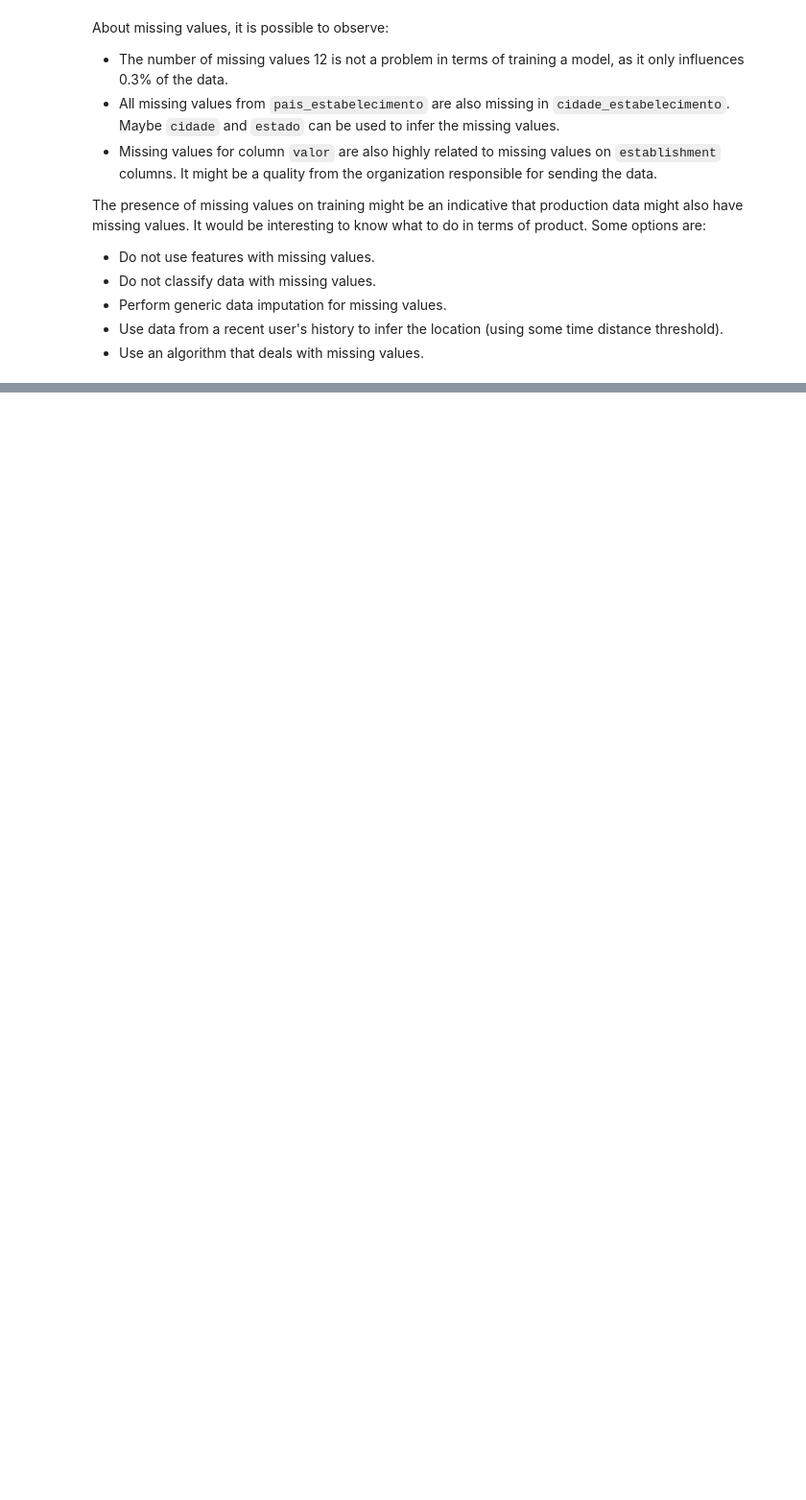
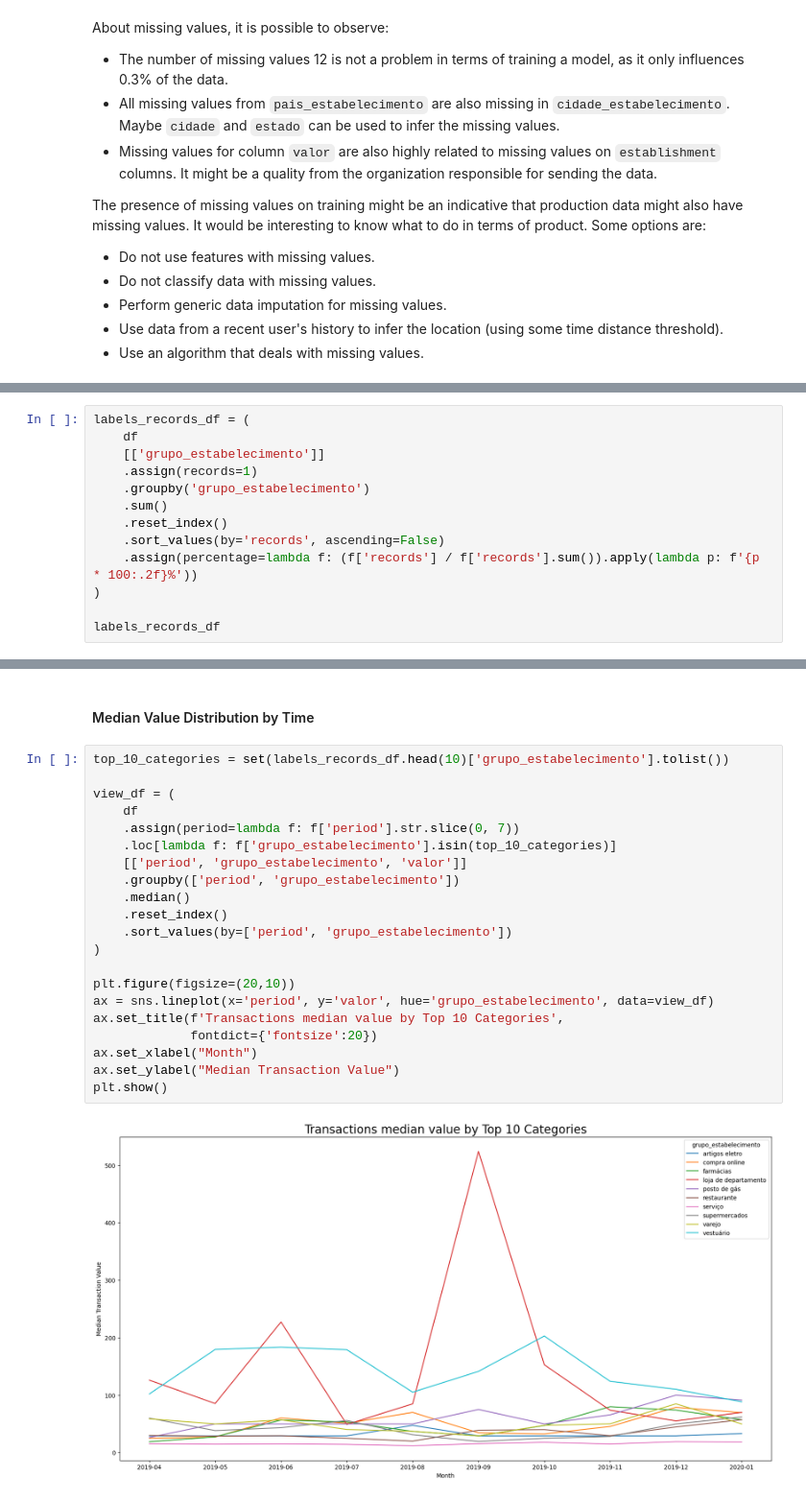
Before and after one commit to brunovilar/financial_transactions_classification, a Jupyter notebook: application/notebooks/02_ExploreDataset.ipynb, the cells around one changed output, grey strips where cells are left out. Shown at 96% size. Cells and saved outputs as stored; diff of their text form; blank space fills up the shorter version.

```diff
--- a/application/notebooks/02_ExploreDataset.ipynb
+++ b/application/notebooks/02_ExploreDataset.ipynb
@@ -349,0 +360,13 @@ About missing values, it is possible to observe:
+# %%
+labels_records_df = (
+    df
+    [['grupo_estabelecimento']]
+    .assign(records=1)
+    .groupby('grupo_estabelecimento')
+    .sum()
+    .reset_index()
+    .sort_values(by='records', ascending=False)
+    .assign(percentage=lambda f: (f['records'] / f['records'].sum()).apply(lambda p: f'{p * 100:.2f}%'))
+)
+
+labels_records_df
@@ -349,0 +455,25 @@ About missing values, it is possible to observe:
+# %% [markdown]
+#### Median Value Distribution by Time
+# %%
+top_10_categories = set(labels_records_df.head(10)['grupo_estabelecimento'].tolist())
+
+view_df = (
+    df
+    .assign(period=lambda f: f['period'].str.slice(0, 7))
+    .loc[lambda f: f['grupo_estabelecimento'].isin(top_10_categories)]
+    [['period', 'grupo_estabelecimento', 'valor']]
+    .groupby(['period', 'grupo_estabelecimento'])
+    .median()
+    .reset_index()
+    .sort_values(by=['period', 'grupo_estabelecimento'])
+)
+
+plt.figure(figsize=(20,10))
+ax = sns.lineplot(x='period', y='valor', hue='grupo_estabelecimento', data=view_df)
+ax.set_title(f'Transactions median value by Top 10 Categories',
+             fontdict={'fontsize':20})
+ax.set_xlabel("Month")
+ax.set_ylabel("Median Transaction Value")
+plt.show()
+# %% [output]
+[figure, added]
```
Also changed, not shown: parts of 20 cells of this notebook.
